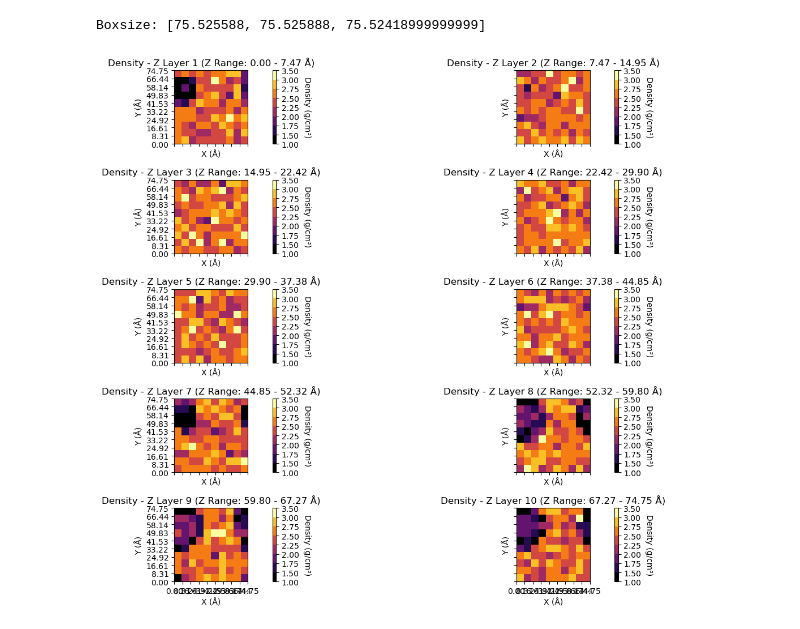
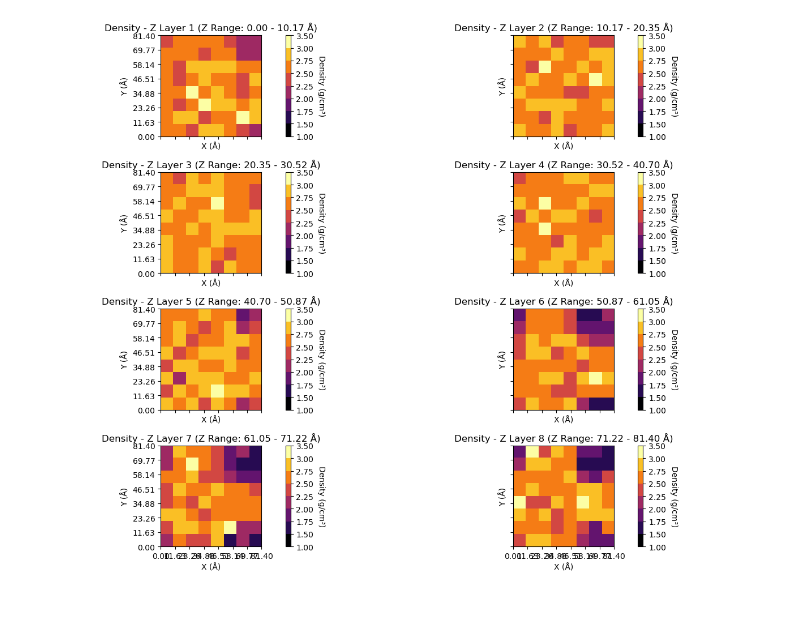
Before and after one commit to Yajiao-Zhang/WorkCode, a Jupyter notebook: 4_cry_ana_code/密度分布PTR.ipynb, the cells around one changed output. Drawn from its saved outputs; the diff is of its cells as text; code cells hidden in the pictures.

```diff
--- a/4_cry_ana_code/密度分布PTR.ipynb
+++ b/4_cry_ana_code/密度分布PTR.ipynb
@@ -97,7 +97,7 @@ import matplotlib.pyplot as plt
 import matplotlib.colors as mcolors
 # %%
 # 绘制每个Z层的密度分布图
-def plot_density_distribution1(true_density, num_bins=10, box_size=100.0):
+def plot_density_distribution1(true_density=[], num_bins=10, box_size=100.0):
     # 定义密度范围，这里使用了更高对比度的渐变色，颜色从浅到深
     levels = [1.0, 1.5, 1.75, 2.0, 2.25, 2.5, 2.75, 3.0, 3.5]
 
@@ -138,11 +138,14 @@ def plot_density_distribution1(true_density, num_bins=10, box_size=100.0):
 
     plt.tight_layout()
     plt.show()
+# %%
+boxsize = np.array([81.3982, 81.3982, 81.3982])
 # %%
 # 主函数
-def analyze_density(xyz_file, ana_frame, num_bins=9):
+def analyze_density(xyz_file, ana_frame,boxsize, num_bins=9):
     positions, elements, num_atoms,box_size = read_xyz(xyz_file, ana_frame)
-
+    if boxsize is not None:
+        box_size = boxsize
     # 处理周期性边界
     # positions = apply_periodic_boundary(positions, box_size)
 
@@ -150,15 +153,16 @@ def analyze_density(xyz_file, ana_frame, num_bins=9):
     true_density, dx, dy, dz = compute_density(positions, elements, box_size, num_bins)
 
     # 绘制密度分布
-    plot_density_distribution1(true_density, num_bins, box_size=74.75)
+    plot_density_distribution1(true_density, num_bins, box_size[0])
+# %%
+file_path = r"D:\MD_file\date\0304-ptr-msd\xyz-data\6k-out_melt_out.xyz"
 # %%
 # 设定周期性盒子的尺寸，单位是Å
 # 运行主程序，输入xyz文件路径
 xyz_file = file_path  # 替换为你的xyz文件路径
 # 输入你要分析的帧数（例如第2帧）
-ana_frame = 0  # 替换为你想要的帧数
+ana_frame = 200  # 替换为你想要的帧数
 # 运行程序
-analyze_density(xyz_file, 0,num_bins=10)
+analyze_density(xyz_file, ana_frame,boxsize,num_bins=8)
 # %% [output]
-Boxsize: [75.525588, 75.525888, 75.52418999999999]
-[figure, old version]
+[figure, new version]
```
Also changed, not shown: parts of 3 cells of this notebook, 5 other files.
